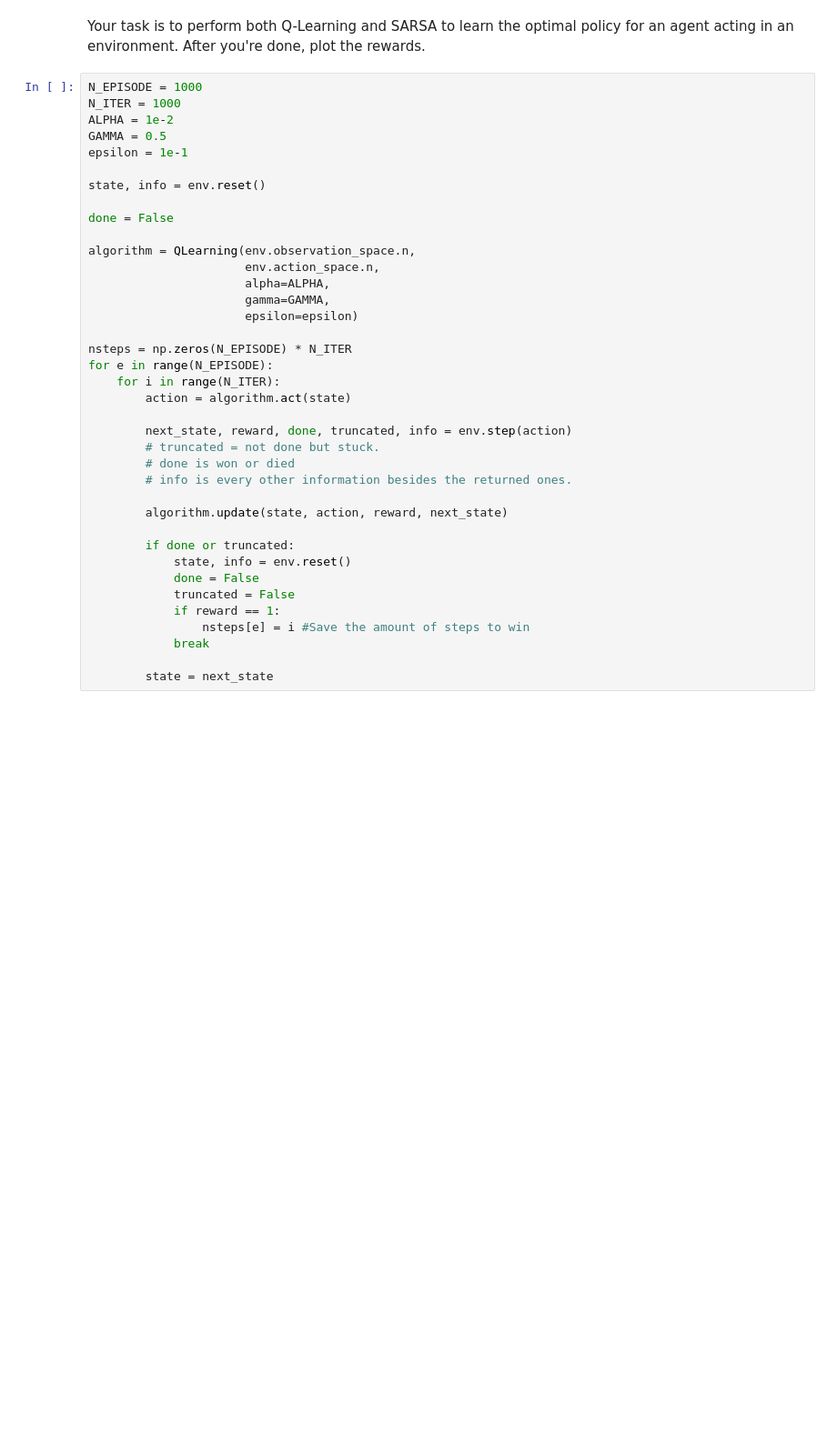
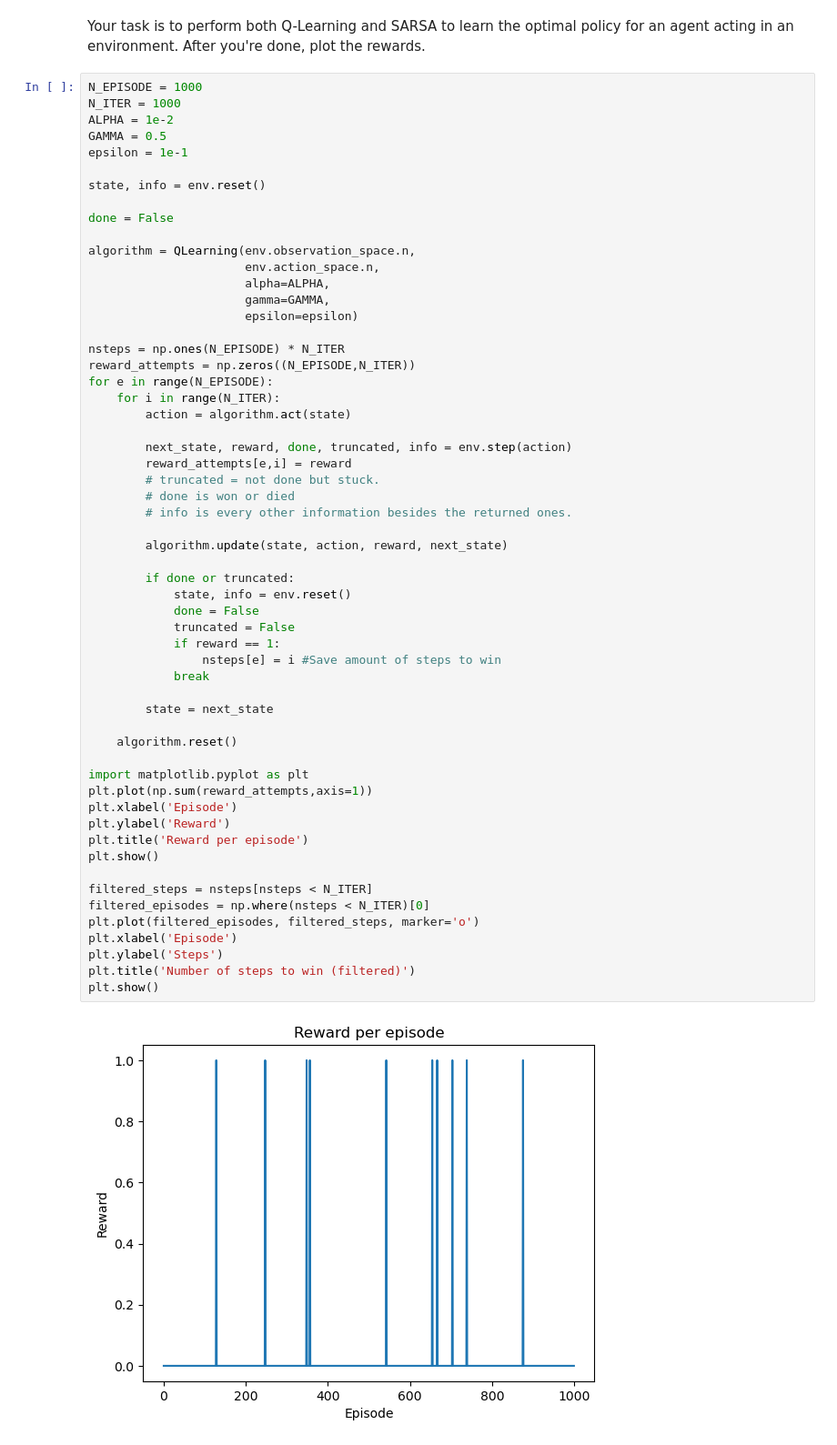
Before and after one commit to bastienjossen/rldmuu, a Jupyter notebook: src/labs/lab6.ipynb, the cells around one changed output. Shown: that part at 91% size. Drawn from its saved outputs; the diff is of its cells as text; blank space fills up the shorter version.

```diff
--- a/src/labs/lab6.ipynb
+++ b/src/labs/lab6.ipynb
@@ -129,32 +129,53 @@ epsilon = 1e-1
 
 state, info = env.reset()
 
 done = False
 
 algorithm = QLearning(env.observation_space.n,
                       env.action_space.n,
                       alpha=ALPHA,
                       gamma=GAMMA,
                       epsilon=epsilon)
 
-nsteps = np.zeros(N_EPISODE) * N_ITER
+nsteps = np.ones(N_EPISODE) * N_ITER
+reward_attempts = np.zeros((N_EPISODE,N_ITER))
 for e in range(N_EPISODE):
     for i in range(N_ITER):
         action = algorithm.act(state)
 
         next_state, reward, done, truncated, info = env.step(action)
+        reward_attempts[e,i] = reward
         # truncated = not done but stuck.
         # done is won or died
         # info is every other information besides the returned ones.
 
         algorithm.update(state, action, reward, next_state)
 
         if done or truncated:
             state, info = env.reset()
             done = False
             truncated = False
             if reward == 1:
-                nsteps[e] = i #Save the amount of steps to win
+                nsteps[e] = i #Save amount of steps to win
             break
 
         state = next_state
+
+    algorithm.reset()
+
+import matplotlib.pyplot as plt
+plt.plot(np.sum(reward_attempts,axis=1))
+plt.xlabel('Episode')
+plt.ylabel('Reward')
+plt.title('Reward per episode')
+plt.show()
+
+filtered_steps = nsteps[nsteps < N_ITER]
+filtered_episodes = np.where(nsteps < N_ITER)[0]
+plt.plot(filtered_episodes, filtered_steps, marker='o')
+plt.xlabel('Episode')
+plt.ylabel('Steps')
+plt.title('Number of steps to win (filtered)')
+plt.show()
+# %% [output]
+[figure, added]
```
Also changed, not shown: parts of 6 cells of this notebook.
